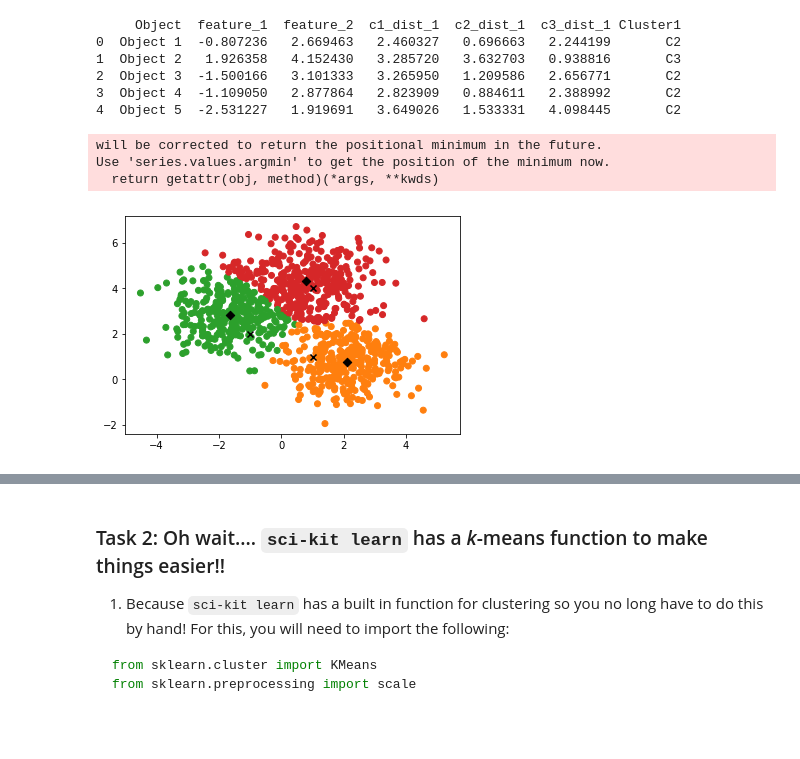
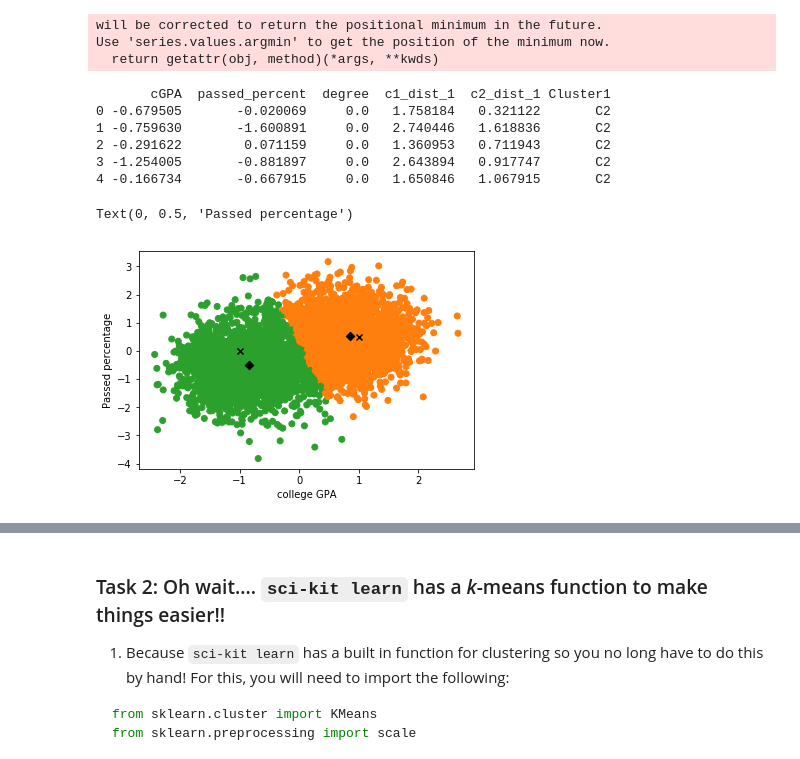
Before and after one commit to learningmachineslab/tutorials, a Jupyter notebook: clustering/clustering_with_solutions.ipynb, the cells around one changed output, grey strips where cells are left out. Saved outputs shown, nothing was run; the diff lists cells and outputs as text; code cells hidden in the pictures; blank space fills up the shorter version.

```diff
--- a/clustering/clustering_with_solutions.ipynb
+++ b/clustering/clustering_with_solutions.ipynb
@@ -64,9 +72,13 @@ plt.scatter(df1['feature_1'],df1['feature_2'], alpha=0.5);
+# %%
+df1.cGPA = (df1.cGPA - df1.cGPA.mean()) / df1.cGPA.std()
+df1.passed_percent = (df1.passed_percent - df1.passed_percent.mean()) / df1.passed_percent.std()
 # %%
 # Initialize the centers and plot them on the previous plot
-c1 = (1,1)
-c2 = (-1,2)
-c3 = (1,4)
-initial = pd.DataFrame([c1,c2,c3], columns=['feature_1','feature_2'])
-plt.scatter(df1['feature_1'], df1['feature_2'], alpha=0.2);
-plt.scatter(initial['feature_1'], initial['feature_2'], marker='x', c='black');
+c1 = (1 , 0.5)
+c2 = ( -1, 0)
+initial = pd.DataFrame([c1,c2], columns=['cGPA','passed_percent'])
+plt.scatter(df1['cGPA'], df1['passed_percent'], alpha=0.2);
+plt.scatter(initial['cGPA'], initial['passed_percent'], marker='x', c='black');
+plt.xlabel("college GPA")
+plt.ylabel("Passed percentage")
 # %% [output]
@@ -98,37 +107,38 @@ print(df1.head())
 # %%
-df1['Cluster1'] = df1[['c1_dist_1', 'c2_dist_1', 'c3_dist_1']].apply(np.argmin, axis =1)
-df1['Cluster1'] = df1['Cluster1'].map({'c1_dist_1': 'C1', 'c2_dist_1': 'C2', 'c3_dist_1': 'C3'})
+df1['Cluster1'] = df1[['c1_dist_1', 'c2_dist_1']].apply(np.argmin, axis =1)
+df1['Cluster1'] = df1['Cluster1'].map({'c1_dist_1': 'C1', 'c2_dist_1': 'C2'})
 print(df1.head())
 # %% [output]
-     Object  feature_1  feature_2  c1_dist_1  c2_dist_1  c3_dist_1 Cluster1
-0  Object 1  -0.807236   2.669463   2.460327   0.696663   2.244199       C2
-1  Object 2   1.926358   4.152430   3.285720   3.632703   0.938816       C3
-2  Object 3  -1.500166   3.101333   3.265950   1.209586   2.656771       C2
-3  Object 4  -1.109050   2.877864   2.823909   0.884611   2.388992       C2
-4  Object 5  -2.531227   1.919691   3.649026   1.533331   4.098445       C2
+will be corrected to return the positional minimum in the future.
+Use 'series.values.argmin' to get the position of the minimum now.
+  return getattr(obj, method)(*args, **kwds)
-will be corrected to return the positional minimum in the future.
-Use 'series.values.argmin' to get the position of the minimum now.
-  return getattr(obj, method)(*args, **kwds)
+       cGPA  passed_percent  degree  c1_dist_1  c2_dist_1 Cluster1
+0 -0.679505       -0.020069     0.0   1.758184   0.321122       C2
+1 -0.759630       -1.600891     0.0   2.740446   1.618836       C2
+2 -0.291622        0.071159     0.0   1.360953   0.711943       C2
+3 -1.254005       -0.881897     0.0   2.643894   0.917747       C2
+4 -0.166734       -0.667915     0.0   1.650846   1.067915       C2
 # %%
 # Calculate the coordinates of the new centroid from cluster 1
-x_new_centroid1 = df1[df1['Cluster1']=='C1']['feature_1'].mean()
-y_new_centroid1 = df1[df1['Cluster1']=='C1']['feature_2'].mean()
+x_new_centroid1 = df1[df1['Cluster1']=='C1']['cGPA'].mean()
+y_new_centroid1 = df1[df1['Cluster1']=='C1']['passed_percent'].mean()
 
 # Calculate the coordinates of the new centroid from cluster 2
-x_new_centroid2 = df1[df1['Cluster1']=='C2']['feature_1'].mean()
-y_new_centroid2 = df1[df1['Cluster1']=='C2']['feature_2'].mean()
+x_new_centroid2 = df1[df1['Cluster1']=='C2']['cGPA'].mean()
+y_new_centroid2 = df1[df1['Cluster1']=='C2']['passed_percent'].mean()
 
-# Calculate the coordinates of the new centroid from cluster 3
-x_new_centroid3 = df1[df1['Cluster1']=='C3']['feature_1'].mean()
-y_new_centroid3 = df1[df1['Cluster1']=='C3']['feature_2'].mean()
-
-new1 = pd.DataFrame([[x_new_centroid1,y_new_centroid1],[x_new_centroid2,y_new_centroid2],[x_new_centroid3,y_new_centroid3]],
-                   columns = ['feature_1','feature_2'])
-plt.scatter(df1['feature_1'], df1['feature_2'], c=df1['Cluster1']);
-plt.scatter(initial['feature_1'], initial['feature_2'], marker='x', c='black');
-plt.scatter(new1['feature_1'], new1['feature_2'], marker='D', c='black');
+new1 = pd.DataFrame([
+    [x_new_centroid1,y_new_centroid1],
+    [x_new_centroid2,y_new_centroid2]],
+    columns = ['cGPA','passed_percent'])
+plt.scatter(df1['cGPA'], df1['passed_percent'], c=df1['Cluster1']);
+plt.scatter(initial['cGPA'], initial['passed_percent'], marker='x', c='black');
+plt.scatter(new1['cGPA'], new1['passed_percent'], marker='D', c='black');
+plt.xlabel("college GPA")
+plt.ylabel("Passed percentage")
 # %% [output]
+Text(0, 0.5, 'Passed percentage')
-[figure, old version]
+[figure, new version]
 # %%
 # Rename the new centers as the initial centers and repeat
 c1 = (x_new_centroid1, y_new_centroid1)
```
Also changed, not shown: parts of 17 cells of this notebook, 1 other file.
